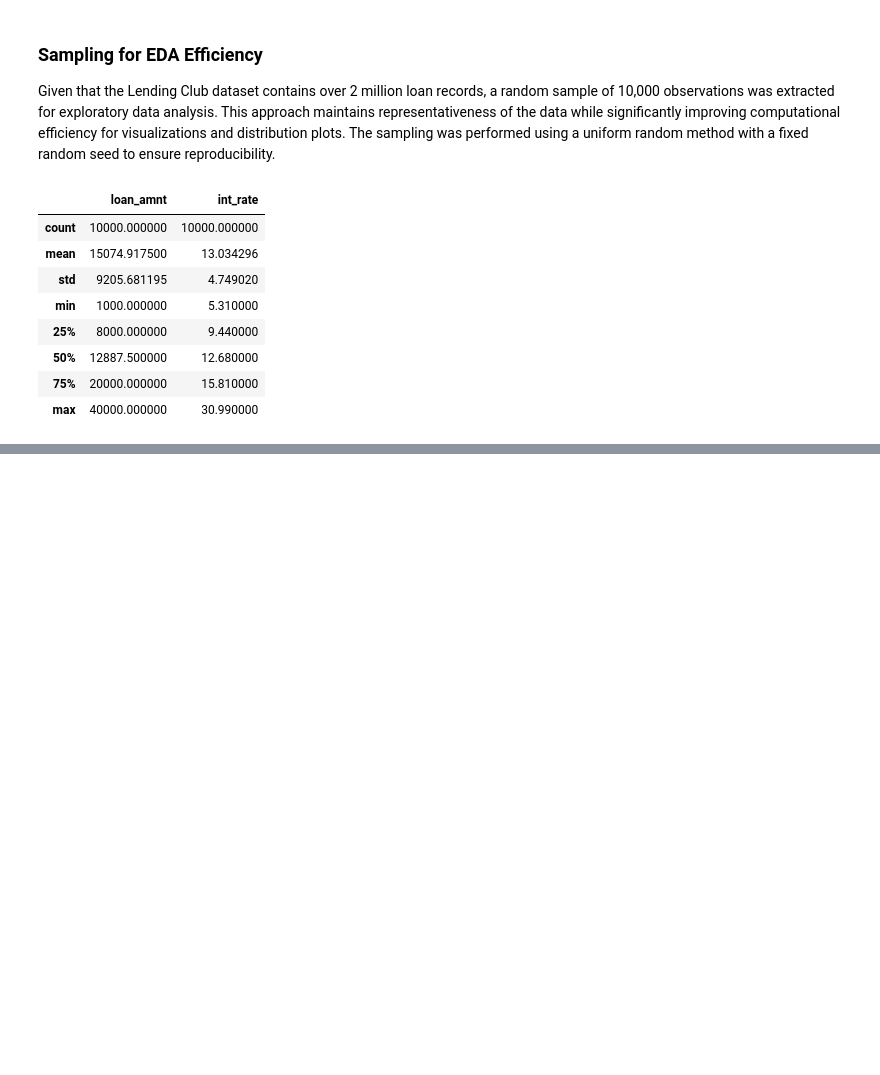
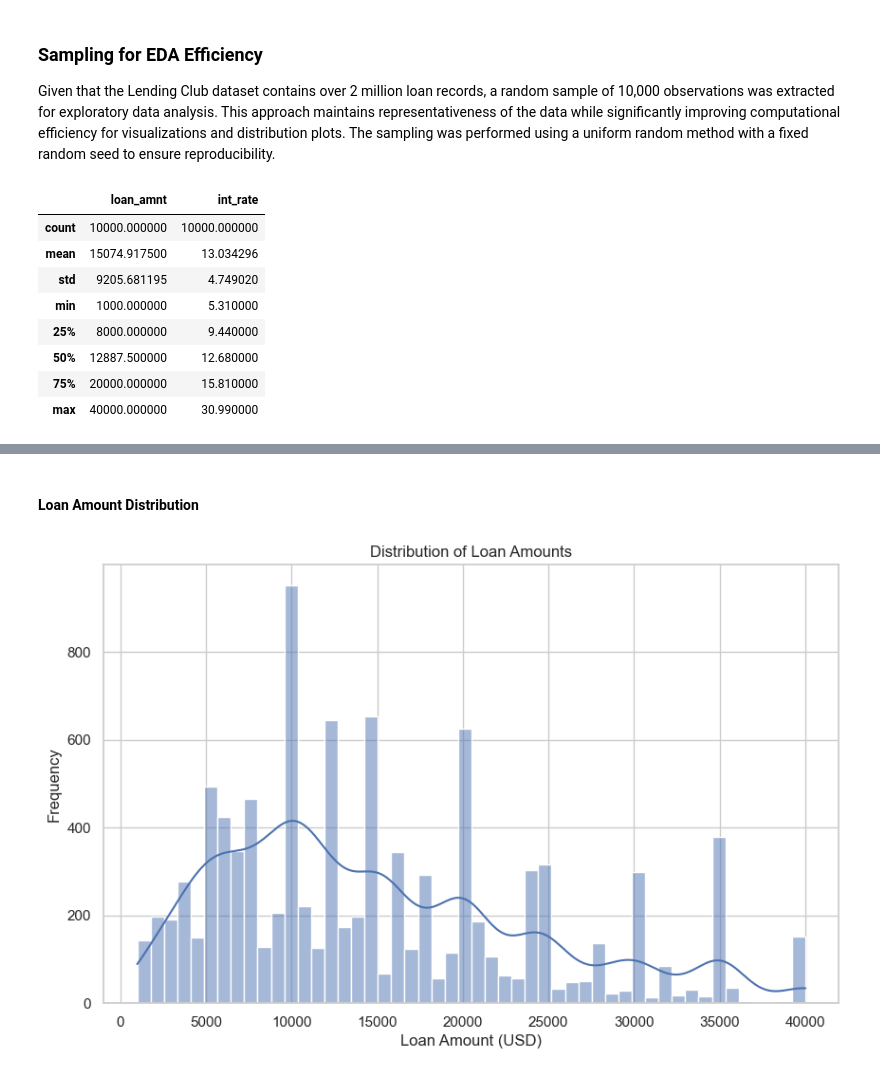
Before and after one commit to EriPardali/MasterThesis_DataEngineering_EleftheriaPardali, a Jupyter notebook: src/transformations/eda_loan_portfolio.ipynb, the cells around one changed output, grey strips where cells are left out. Cells and saved outputs as stored; diff of their text form; code cells hidden in the pictures; blank space fills up the shorter version.

Commit message:
EDA Analysis

```diff
--- a/src/transformations/eda_loan_portfolio.ipynb
+++ b/src/transformations/eda_loan_portfolio.ipynb
@@ -32,11 +35,9 @@ pd.set_option("display.max_columns", 120)
 sns.set(style="whitegrid")
 
 # Load dataset
-df = pd.read_csv(r"C:\Users\parda\OneDrive\Desktop\Thesis\MasterThesis_DataEngineering_EleftheriaPardali\data\loan.csv",
-                low_memory=False)
+df = pd.read_csv(r"C:\Thesis\data\loan.csv",   low_memory=False)
+
+df.head(5)
 print(f"Shape: {df.shape}")
-
-# Preview first rows
-df.head(5)
 # %% [output]
 Shape: (2260668, 145)
@@ -201,8 +63,0 @@ Sample categorical features: ['term', 'grade', 'sub_grade', 'emp_title', 'emp_le
-# %%
-# Drop columns with more than 99% missing values
-df_sample = df_sample.loc[:, df_sample.isnull().mean() < 0.99]
-
-# Exclude ID-like columns that are not useful for analysis
-exclude_cols = ['id', 'member_id']
-
-num_cols = [c for c in num_cols if c not in exclude_cols]
@@ -733,0 +305,11 @@ df_final.to_csv(r"C:\Users\parda\OneDrive\Desktop\Thesis\loan_portfolio.csv", in
+# %% [markdown]
+#### Loan Amount Distribution
+# %%
+plt.figure(figsize=(10,6))
+sns.histplot(df_sample['loan_amnt'], bins=50, kde=True)
+plt.title('Distribution of Loan Amounts')
+plt.xlabel('Loan Amount (USD)')
+plt.ylabel('Frequency')
+plt.show()
+# %% [output]
+[figure, added]
```
Also changed, not shown: parts of 112 cells of this notebook.
